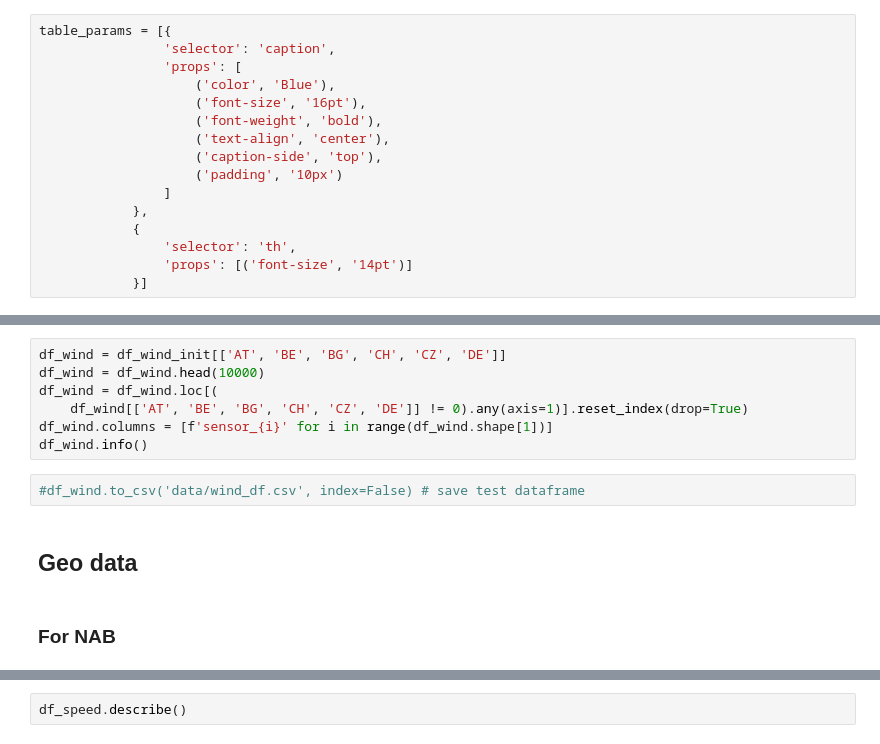
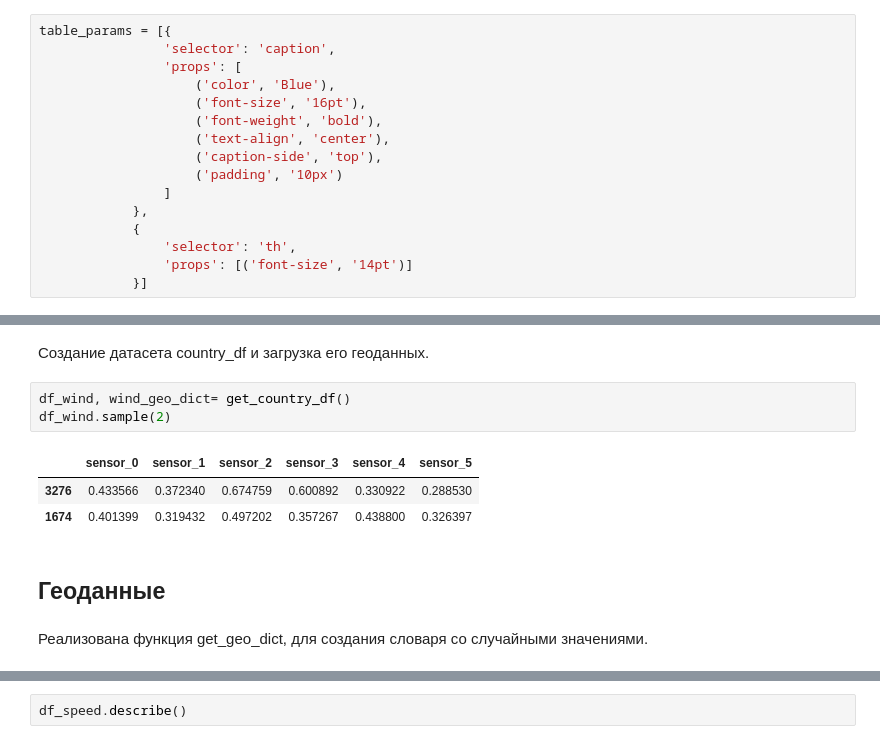
Before and after one commit to Romankkl03/compress_time_series, a Jupyter notebook: experiments.ipynb, the cells around one changed output, grey strips where cells are left out. Cells and saved outputs as stored; diff of their text form.

```diff
--- a/experiments.ipynb
+++ b/experiments.ipynb
@@ -104,16 +48,16 @@ df_wind = df_wind.head(10000)
-# %%
-df_wind = df_wind_init[['AT', 'BE', 'BG', 'CH', 'CZ', 'DE']]
-df_wind = df_wind.head(10000)
-df_wind = df_wind.loc[(
-    df_wind[['AT', 'BE', 'BG', 'CH', 'CZ', 'DE']] != 0).any(axis=1)].reset_index(drop=True)
-df_wind.columns = [f'sensor_{i}' for i in range(df_wind.shape[1])]
-df_wind.info()
-# %%
-#df_wind.to_csv('data/wind_df.csv', index=False) # save test dataframe
-# %% [markdown]
-## Geo data
-# %% [markdown]
-### For NAB
+# %% [markdown]
+Создание датасета country_df и загрузка его геоданных.
+# %%
+df_wind, wind_geo_dict= get_country_df()
+df_wind.sample(2)
+# %% [output]
+|  | sensor_0 | sensor_1 | sensor_2 | sensor_3 | sensor_4 | sensor_5 |
+| 3276 | 0.433566 | 0.372340 | 0.674759 | 0.600892 | 0.330922 | 0.288530 |
+| 1674 | 0.401399 | 0.319432 | 0.497202 | 0.357267 | 0.438800 | 0.326397 |
+# %% [markdown]
+## Геоданные
+# %% [markdown]
+Реализована функция get_geo_dict, для создания словаря со случайными значениями.
 # %%
 speed_geo_dict = get_geo_dict(df_speed)
 create_geo_plot(speed_geo_dict)
```
Also changed, not shown: parts of 120 cells of this notebook, 15 other files.
